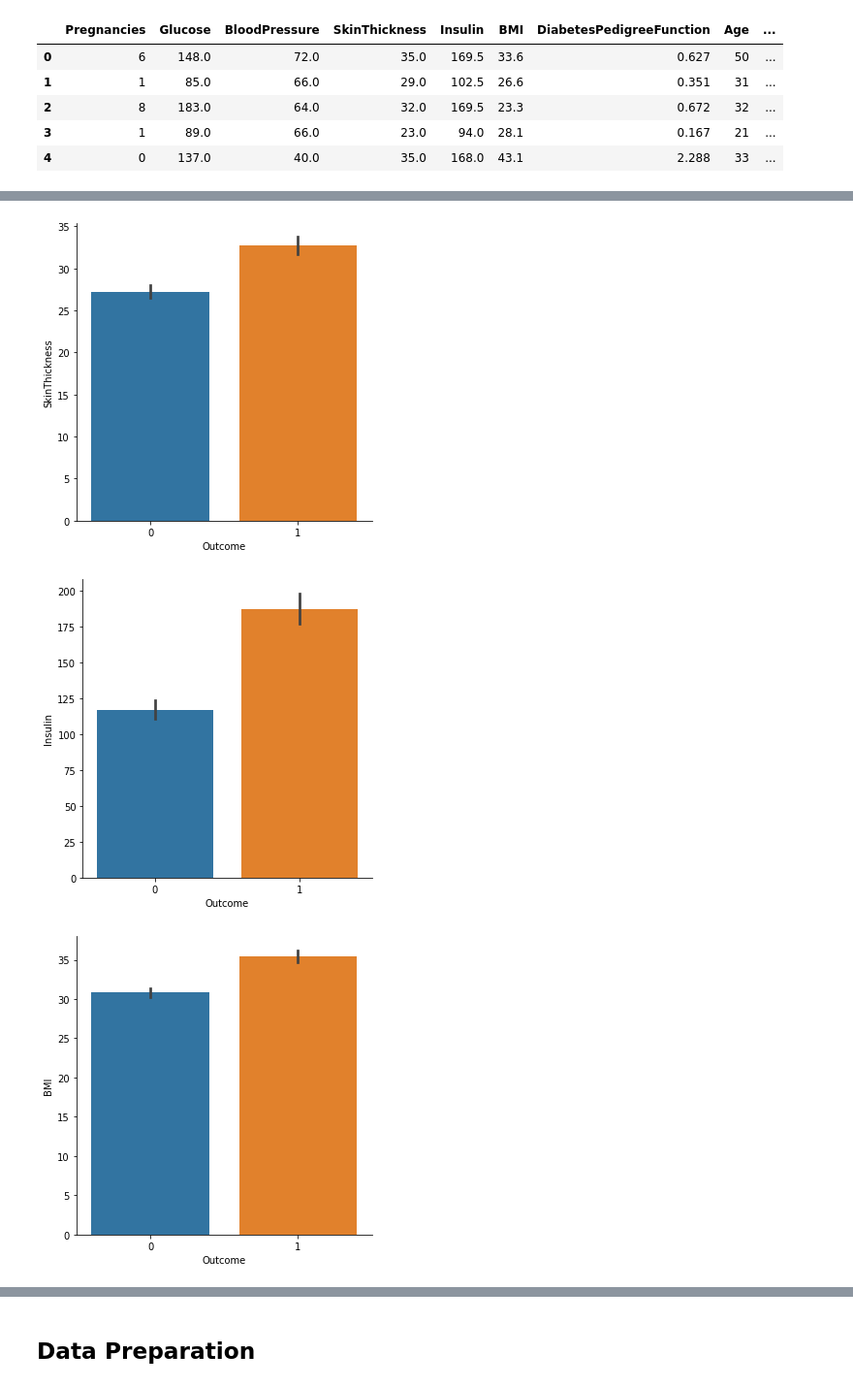
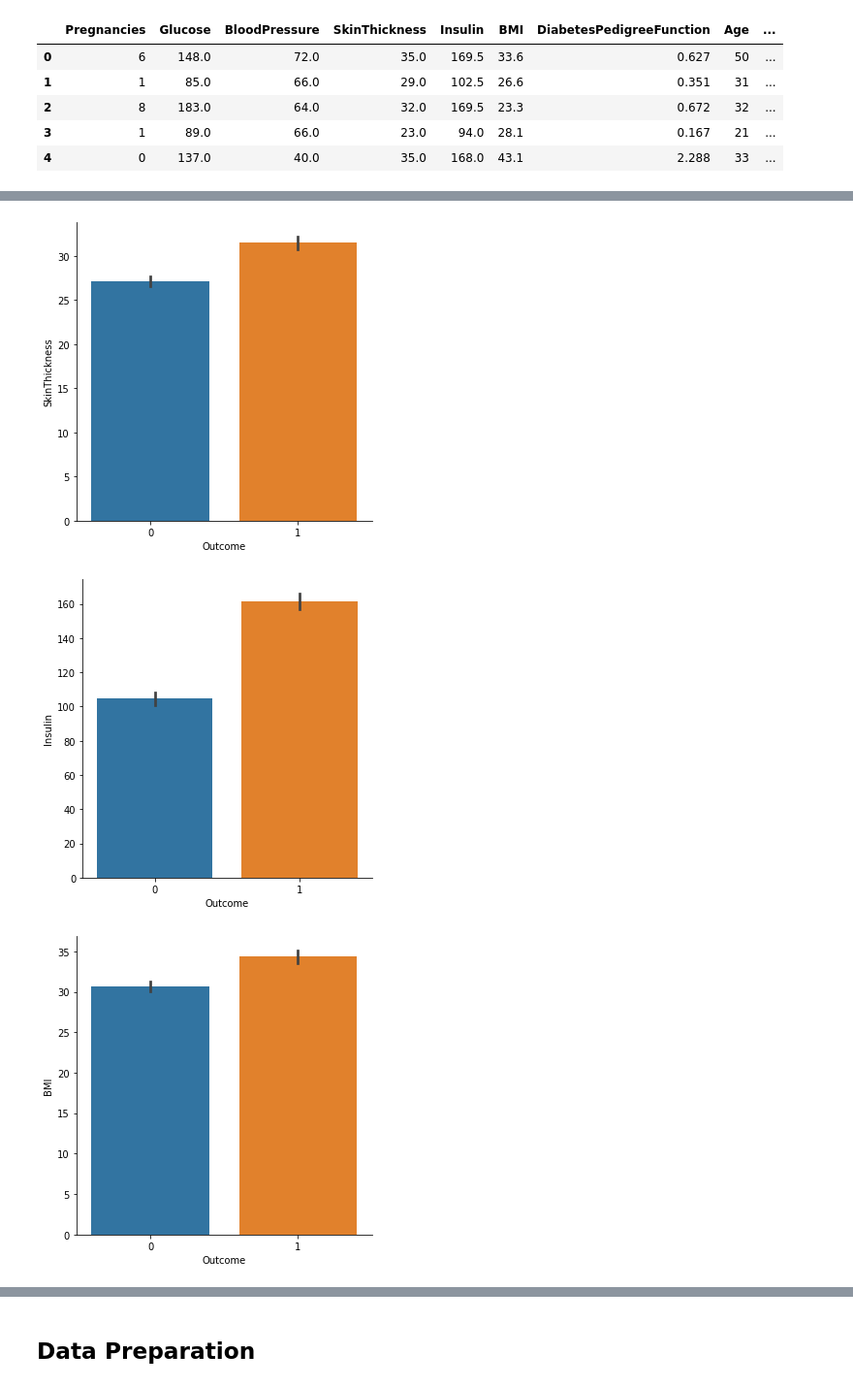
Before and after one commit to dan-dia/project-capstone-team-csd-134, a Jupyter notebook: model/Project_Capstone_134.ipynb, the cells around one changed output, grey strips where cells are left out. Shown at 97% size. Drawn from its saved outputs; the diff is of its cells as text; code cells hidden in the pictures.

Commit message:
Menagani Outlier + Tuning Hyperparameter Model

```diff
--- a/model/Project_Capstone_134.ipynb
+++ b/model/Project_Capstone_134.ipynb
@@ -176,0 +233,8 @@ diabetes.describe()
+# %%
+Q1 = diabetes.quantile(0.25)
+Q3 = diabetes.quantile(0.75)
+IQR=Q3-Q1
+diabetes=diabetes[~((diabetes<(Q1-1.5*IQR))|(diabetes>(Q3+1.5*IQR))).any(axis=1)]
+
+# Cek ukuran dataset setelah kita drop outliers
+diabetes.shape
@@ -193,6 +259,6 @@ count.plot(kind='bar', title=feature);
 # %%
 # Menampilkan berbagai fitur berdasarkan Outcome
-for col in diabetes.columns:
-    if col != "Outcome":
-        sns.catplot(x="Outcome", y=col, data=diabetes, kind="bar")
+cols = diabetes[numerical_features]
+for col in cols:
+  sns.catplot(x="Outcome", y=col, data=diabetes, kind="bar")
 # %% [output]
@@ -201,4 +267,4 @@ for col in diabetes.columns:
 [figure]
-[figure, old version]
+[figure, new version]
-[figure, old version]
+[figure, new version]
-[figure, old version]
+[figure, new version]
```
Also changed, not shown: parts of 48 cells of this notebook, 1 other file.
